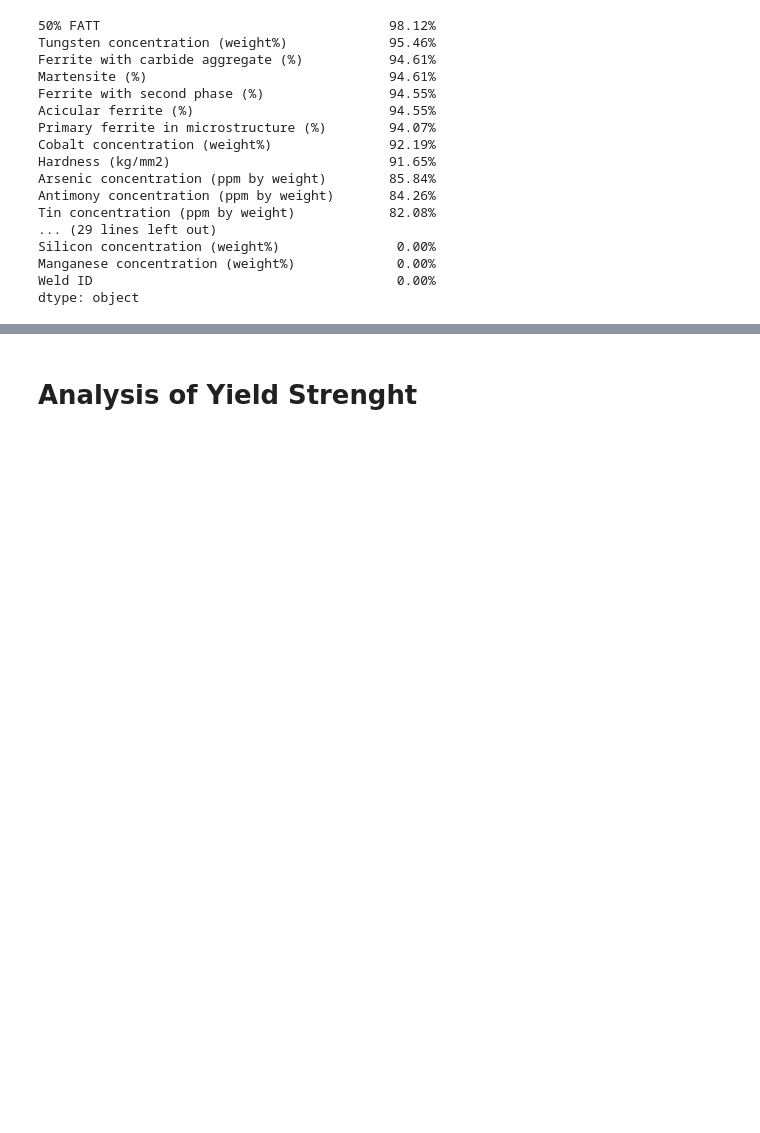
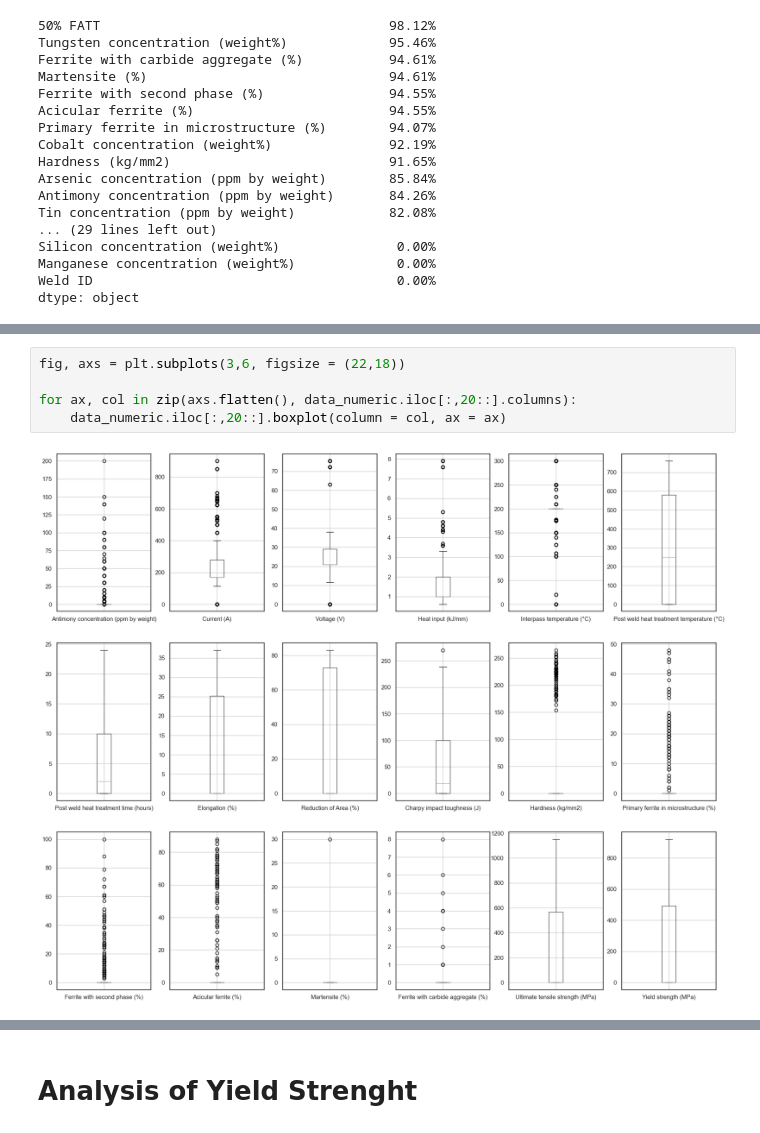
Before and after one commit to LucasTramonte/Welding-Quality-Prediction, a Jupyter notebook: main.ipynb, the cells around one changed output, grey strips where cells are left out. Drawn from its saved outputs; the diff is of its cells as text; blank space fills up the shorter version.

```diff
--- a/main.ipynb
+++ b/main.ipynb
@@ -246,0 +258,7 @@ array([[<Axes: title={'center': 'Carbon concentration (weight%)'}>,
+# %%
+fig, axs = plt.subplots(3,6, figsize = (22,18))
+
+for ax, col in zip(axs.flatten(), data_numeric.iloc[:,20::].columns):
+    data_numeric.iloc[:,20::].boxplot(column = col, ax = ax)
+# %% [output]
+[figure, added]
```
Also changed, not shown: parts of 70 cells of this notebook.
